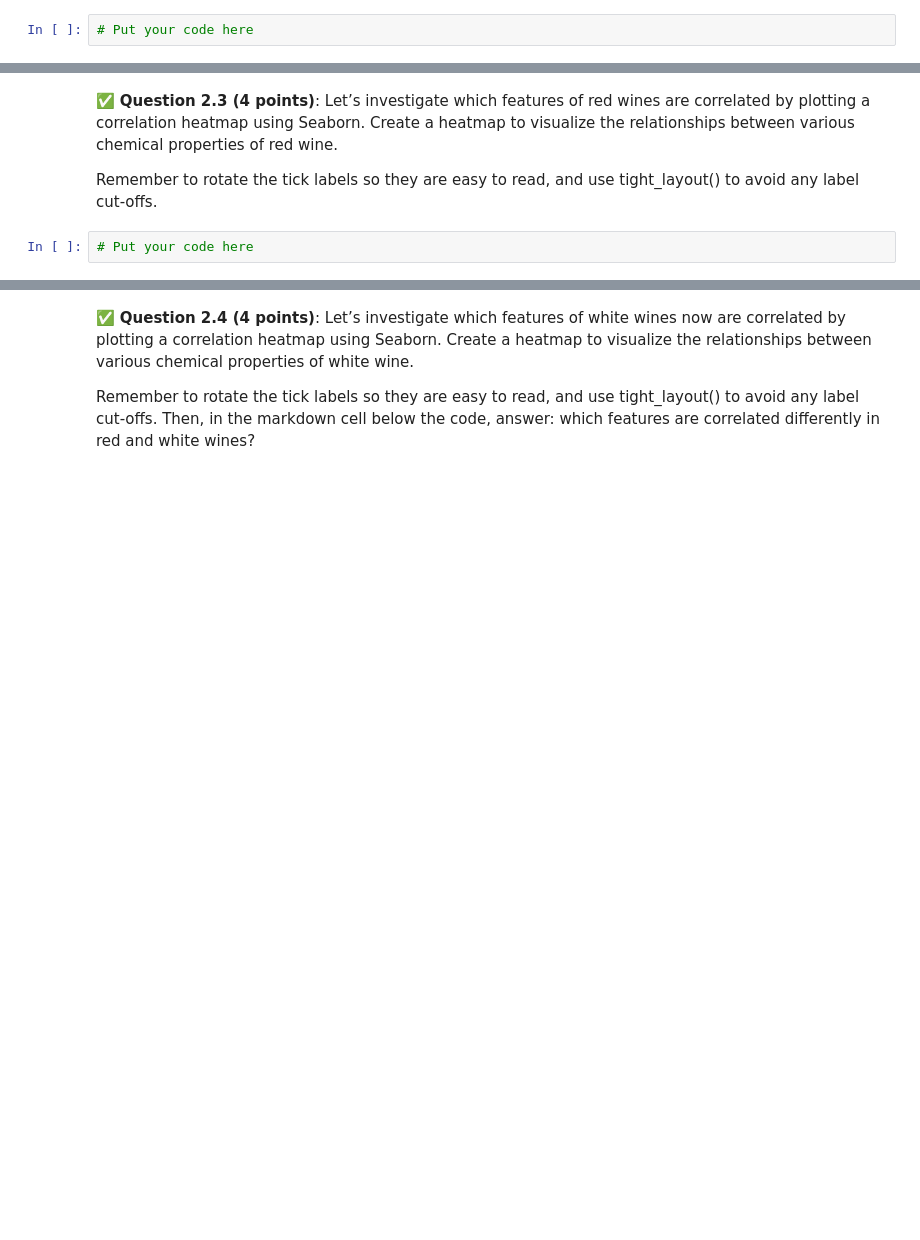
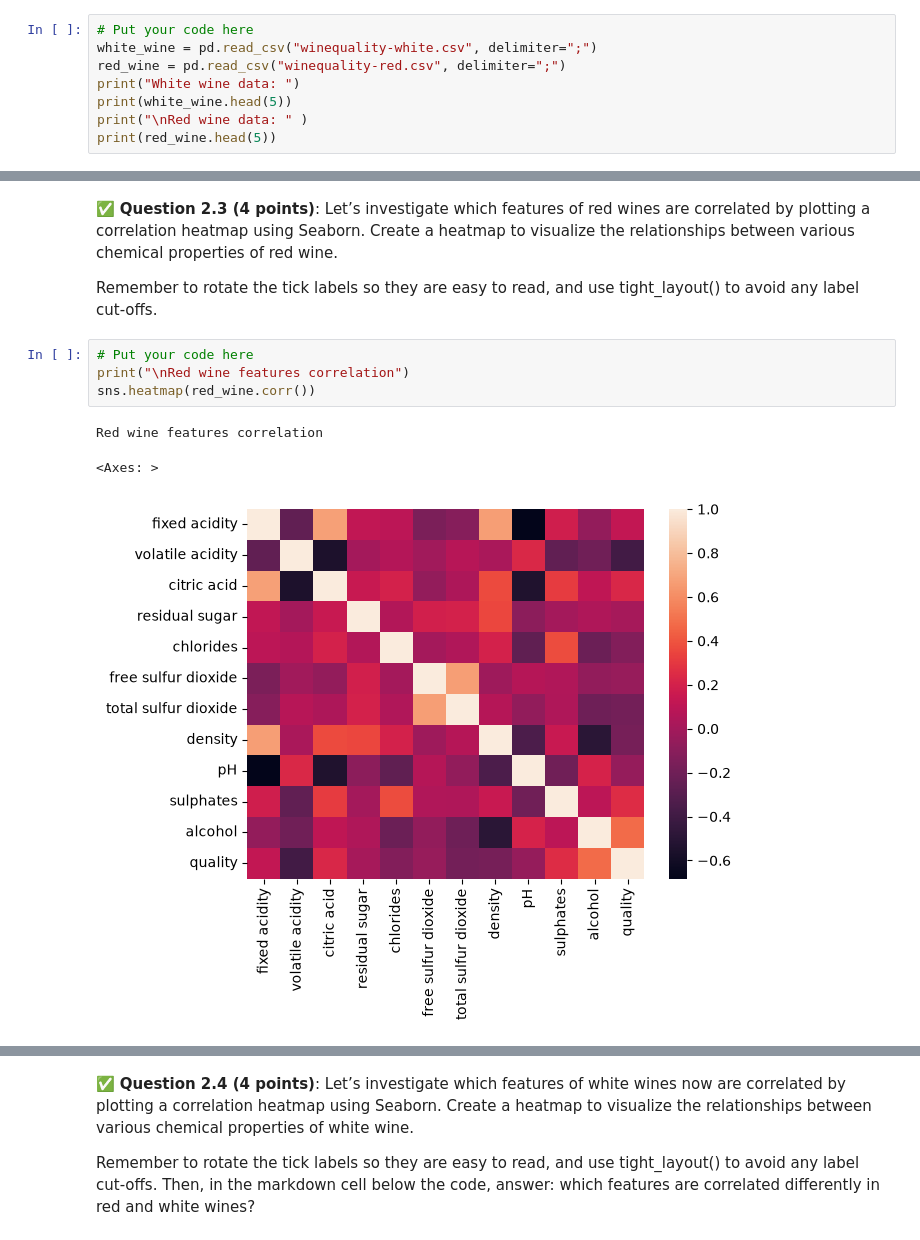
Before and after one commit to alvagile-1811/CMSE202-f26-turnin, a Jupyter notebook: hw-03/HW03-Regression-STUDENT.ipynb, the cells around one changed output, grey strips where cells are left out. Drawn from its saved outputs; the diff is of its cells as text; blank space fills up the shorter version.

```diff
--- a/hw-03/HW03-Regression-STUDENT.ipynb
+++ b/hw-03/HW03-Regression-STUDENT.ipynb
@@ -192,3 +206,9 @@ and a description of the files here:
 &#9989;  **Question 2.2 (4 points)**: Next, load the data of red and white wine into two separate Pandas DataFrames and display the first and last 5 rows.
 # %%
 # Put your code here
+white_wine = pd.read_csv("winequality-white.csv", delimiter=";")
+red_wine = pd.read_csv("winequality-red.csv", delimiter=";")
+print("White wine data: ")
+print(white_wine.head(5))
+print("\nRed wine data: " )
+print(red_wine.head(5))
@@ -203,6 +241,12 @@ and a description of the files here:
 Remember to rotate the tick labels so they are easy to read, and use tight_layout() to avoid any label cut-offs.
 # %%
 # Put your code here
+print("\nRed wine features correlation")
+sns.heatmap(red_wine.corr())
+# %% [output]
+Red wine features correlation
+<Axes: >
+[figure, added]
 # %% [markdown]
 <!-- END QUESTION -->
 <!-- DO NOT MODIFY OR DELETE THIS CELL. Make sure your solution to the question above is in the cell(s) above this one. -->
```
Also changed, not shown: parts of 11 cells of this notebook.
